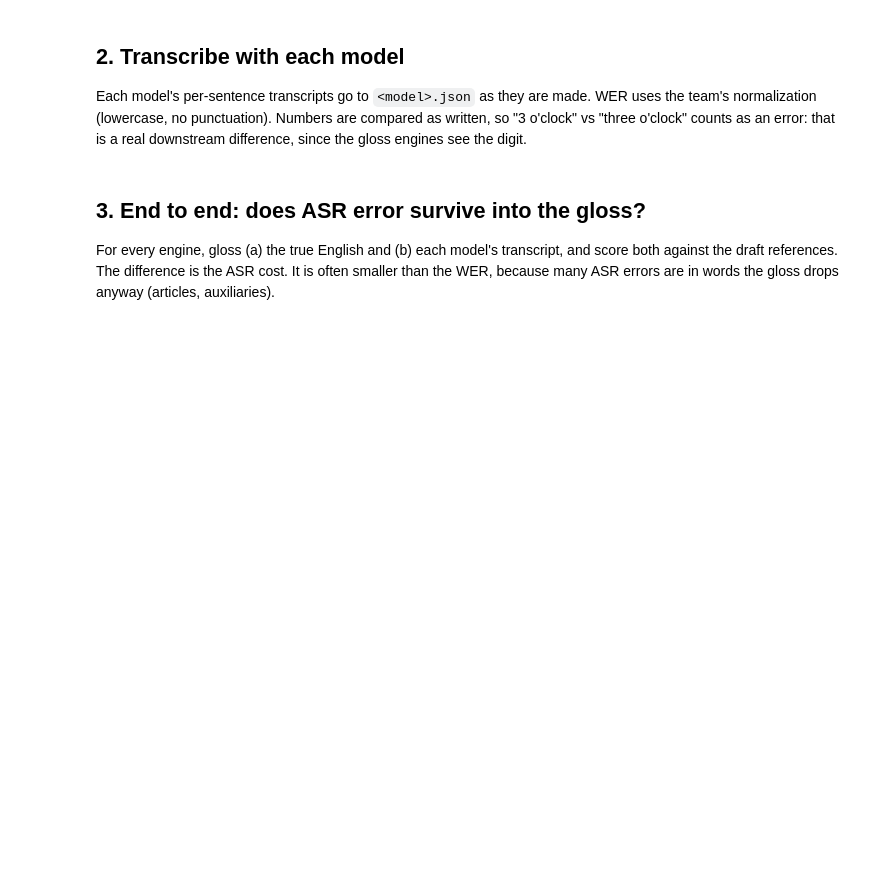
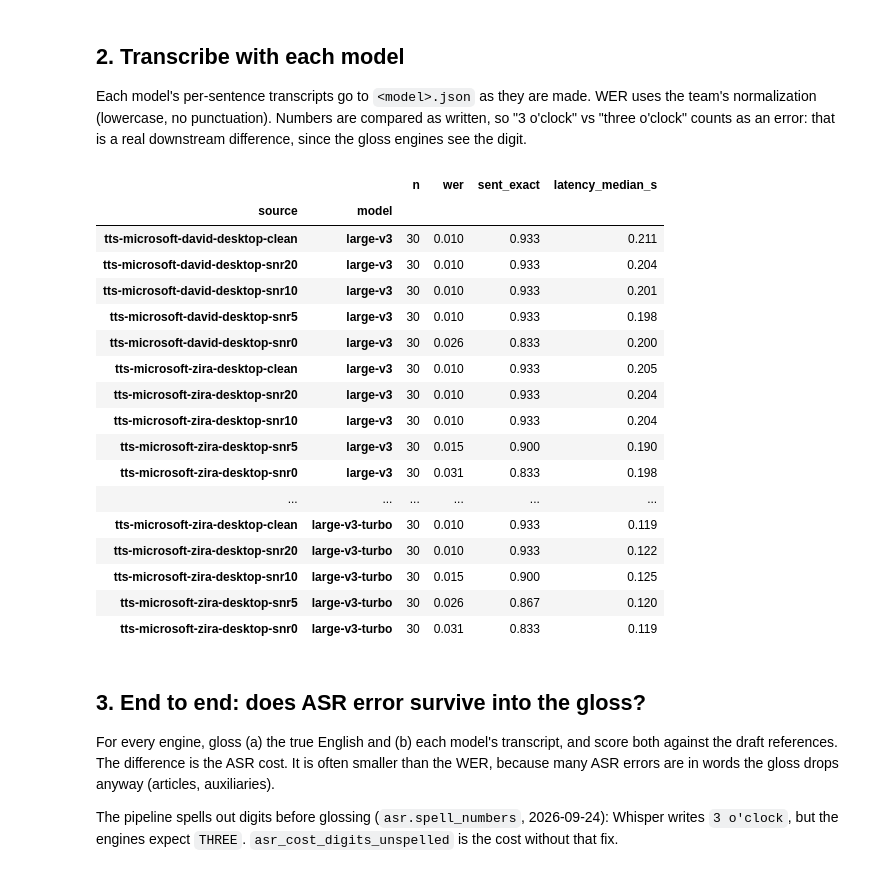
Before and after one commit to onecod3r/thesis, a Jupyter notebook: experiments/synthesis/speech.2.asr.eval.ipynb, the cells around one changed output. Cells and saved outputs as stored; diff of their text form; code cells hidden in the pictures; blank space fills up the shorter version.

```diff
--- a/experiments/synthesis/speech.2.asr.eval.ipynb
+++ b/experiments/synthesis/speech.2.asr.eval.ipynb
@@ -51,6 +57,8 @@ REC_DIR.mkdir(parents=True, exist_ok=True)
 OUT.mkdir(parents=True, exist_ok=True)
 T30 = evalsets.load("team30", T2G["eval"]["team30_version"])
 
+MIC = asr.microphone()
+print(f"microphone : {MIC or 'none (use §1b synthesized speech)'}")
 print(f"recordings : {REC_DIR} ({len(list(REC_DIR.glob('*.wav')))}/{len(T30)} present)")
 print(f"results    : {OUT}")
 print(f"models     : {SPEECH['asr']['compare_models']}")
@@ -67,7 +80,9 @@ RECORD = False   # True -> record every missing sentence
 SECONDS = SPEECH["recording"]["seconds"]
 REDO = []        # e.g. [7, 19] -> record these again
 
-if RECORD:
+if RECORD and MIC is None:
+    print("no microphone on this machine -- skipped; §1b synthesizes the sentences instead")
+elif RECORD:
     import time
 
     for _, r in T30.iterrows():
@@ -91,34 +158,62 @@ team's normalization (lowercase, no punctuation). Numbers are compared as writte
 since the gloss engines see the digit.
 # %%
 # ============================================================
-# Transcribe (resumable per model) + WER / latency
+# Transcribe every source (resumable per model x source) + WER / latency
 # ============================================================
 from tqdm.auto import tqdm
 
-wavs = {int(p.stem): p for p in sorted(REC_DIR.glob("??.wav"))}
+
+def transcript_path(model: str, source: str):
+    return OUT / (f"{model}.json" if source == "human" else f"{model}__{source}.json")
+
+
 rows = []
 for model in SPEECH["asr"]["compare_models"]:
-    path = OUT / f"{model}.json"
-    done = json.loads(path.read_text()) if path.exists() else {}
-    todo = [i for i in wavs if str(i) not in done]
-    if todo:
-        tr = asr.Transcriber.from_config(SPEECH["asr"], model=model)
-        for i in tqdm(todo, desc=f"ASR {model}"):
-            t = tr(wavs[i])
-            done[str(i)] = {"text": t.text, "seconds": t.seconds, "audio_seconds": t.audio_seconds}
-            tmp = path.with_suffix(".tmp")
-            tmp.write_text(json.dumps(done, indent=1))
-            os.replace(tmp, path)
-        del tr
-    ids = sorted(int(k) for k in done)
-    refs = [T30.english[i - 1] for i in ids]
-    hyps = [done[str(i)]["text"] for i in ids]
-    rows.append({"model": model, "n": len(ids), "wer": metrics.asr_wer(refs, hyps),
-                 "sent_exact": sum(metrics.normalize_text(a) == metrics.normalize_text(b) for a, b in zip(refs, hyps)) / max(len(ids), 1),
-                 "latency_median_s": pd.Series([done[str(i)]["seconds"] for i in ids]).median()})
-tab = pd.DataFrame(rows).set_index("model")
+    tr = None
+    for source, d in SOURCES.items():
+        wavs = {int(p.stem): p for p in sorted(d.glob("??.wav"))}
+        if not wavs:
+            continue
+        path = transcript_path(model, source)
+        done = json.loads(path.read_text()) if path.exists() else {}
+        todo = [i for i in wavs if str(i) not in done]
+        if todo:
+            tr = tr or asr.Transcriber.from_config(SPEECH["asr"], model=model)
+            for i in tqdm(todo, desc=f"ASR {model} {source}"):
+                t = tr(wavs[i])
+                done[str(i)] = {"text": t.text, "seconds": t.seconds, "audio_seconds": t.audio_seconds}
+                tmp = path.with_suffix(".tmp")
+                tmp.write_text(json.dumps(done, indent=1))
+                os.replace(tmp, path)
+        ids = sorted(int(k) for k in done)
+        refs = [T30.english[i - 1] for i in ids]
+        hyps = [done[str(i)]["text"] for i in ids]
+        rows.append({"source": source, "model": model, "n": len(ids), "wer": metrics.asr_wer(refs, hyps),
+                     "sent_exact": sum(metrics.normalize_text(a) == metrics.normalize_text(b) for a, b in zip(refs, hyps)) / max(len(ids), 1),
+                     "latency_median_s": pd.Series([done[str(i)]["seconds"] for i in ids]).median()})
+    del tr
+tab = pd.DataFrame(rows).set_index(["source", "model"])
 tab.to_csv(OUT / "asr_scores.csv")
 tab.round(3)
+# %% [output]
+|  |  | n | wer | sent_exact | latency_median_s |
+| source | model |  |  |  |  |
+| tts-microsoft-david-desktop-clean | large-v3 | 30 | 0.010 | 0.933 | 0.211 |
+| tts-microsoft-david-desktop-snr20 | large-v3 | 30 | 0.010 | 0.933 | 0.204 |
+| tts-microsoft-david-desktop-snr10 | large-v3 | 30 | 0.010 | 0.933 | 0.201 |
+| tts-microsoft-david-desktop-snr5 | large-v3 | 30 | 0.010 | 0.933 | 0.198 |
+| tts-microsoft-david-desktop-snr0 | large-v3 | 30 | 0.026 | 0.833 | 0.200 |
+| tts-microsoft-zira-desktop-clean | large-v3 | 30 | 0.010 | 0.933 | 0.205 |
+| tts-microsoft-zira-desktop-snr20 | large-v3 | 30 | 0.010 | 0.933 | 0.204 |
+| tts-microsoft-zira-desktop-snr10 | large-v3 | 30 | 0.010 | 0.933 | 0.204 |
+| tts-microsoft-zira-desktop-snr5 | large-v3 | 30 | 0.015 | 0.900 | 0.190 |
+| tts-microsoft-zira-desktop-snr0 | large-v3 | 30 | 0.031 | 0.833 | 0.198 |
+| ... | ... | ... | ... | ... | ... |
+| tts-microsoft-zira-desktop-clean | large-v3-turbo | 30 | 0.010 | 0.933 | 0.119 |
+| tts-microsoft-zira-desktop-snr20 | large-v3-turbo | 30 | 0.010 | 0.933 | 0.122 |
+| tts-microsoft-zira-desktop-snr10 | large-v3-turbo | 30 | 0.015 | 0.900 | 0.125 |
+| tts-microsoft-zira-desktop-snr5 | large-v3-turbo | 30 | 0.026 | 0.867 | 0.120 |
+| tts-microsoft-zira-desktop-snr0 | large-v3-turbo | 30 | 0.031 | 0.833 | 0.119 |
 # %% [markdown]
 ## 3. End to end: does ASR error survive into the gloss?
 
@@ -126,5 +221,7 @@ For every engine, gloss (a) the true English and (b) each model's transcript, an
 both against the draft references. The difference is the ASR cost. It is often smaller
 than the WER, because many ASR errors are in words the gloss drops anyway (articles,
 auxiliaries).
+
+The pipeline spells out digits before glossing (`asr.spell_numbers`, 2026-09-24): Whisper writes `3 o'clock`, but the engines expect `THREE`. `asr_cost_digits_unspelled` is the cost without that fix.
 # %%
 # ============================================================
```
Also changed, not shown: parts of 6 cells of this notebook, 2 other files.
